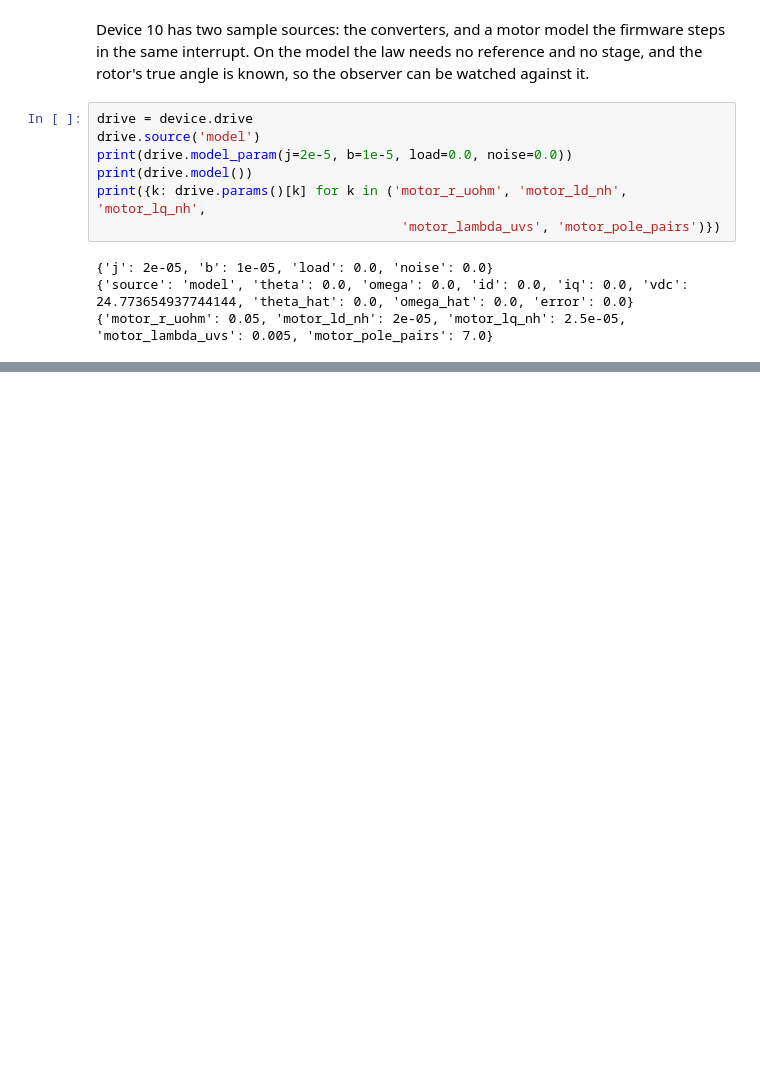
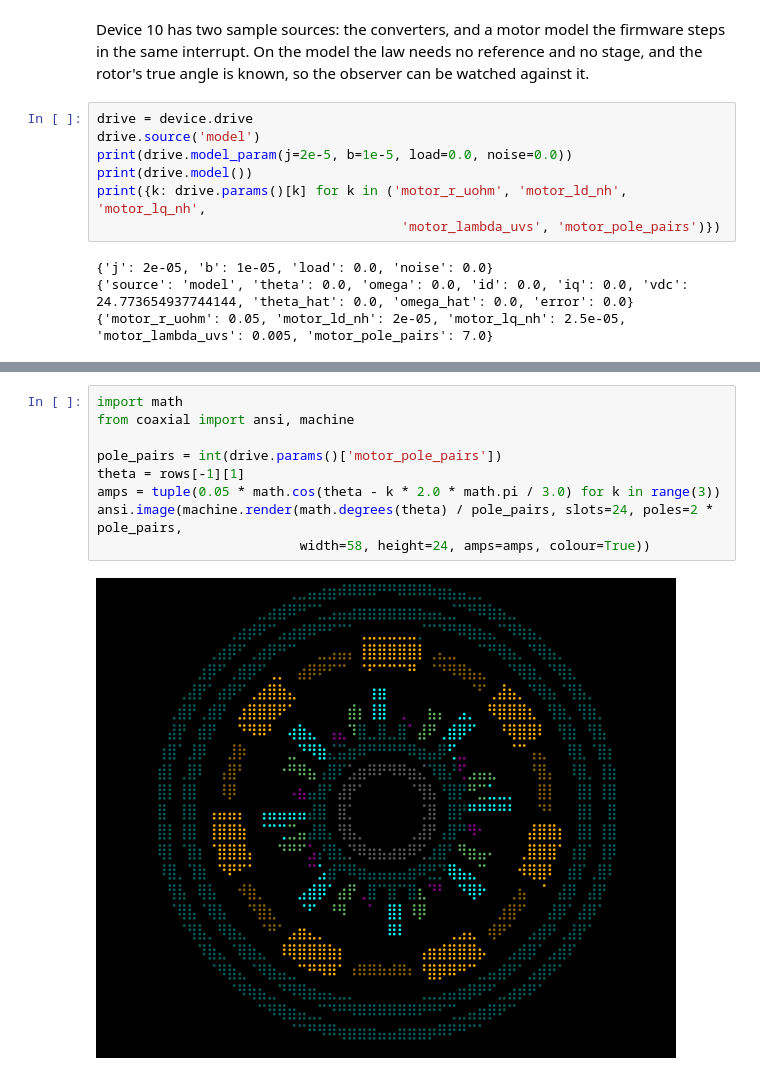
Before and after one commit to rogerisaksson/coaxial_63100, a Jupyter notebook: notebook_examples/rotor_observer_session.ipynb, the cells around one changed output, grey strips where cells are left out. Cells and saved outputs as stored; diff of their text form; blank space fills up the shorter version.

```diff
--- a/notebook_examples/rotor_observer_session.ipynb
+++ b/notebook_examples/rotor_observer_session.ipynb
@@ -63 +48,12 @@ The window since the last take: means and deviations per field, the innovation's
+# %%
+import math
+from coaxial import ansi, machine
+
+pole_pairs = int(drive.params()['motor_pole_pairs'])
+theta = rows[-1][1]
+amps = tuple(0.05 * math.cos(theta - k * 2.0 * math.pi / 3.0) for k in range(3))
+ansi.image(machine.render(math.degrees(theta) / pole_pairs, slots=24, poles=2 * pole_pairs,
+                          width=58, height=24, amps=amps, colour=True))
+# %% [output]
+[figure, added]
 # %%
```
Also changed, not shown: parts of 18 cells of this notebook, 2 other files.
